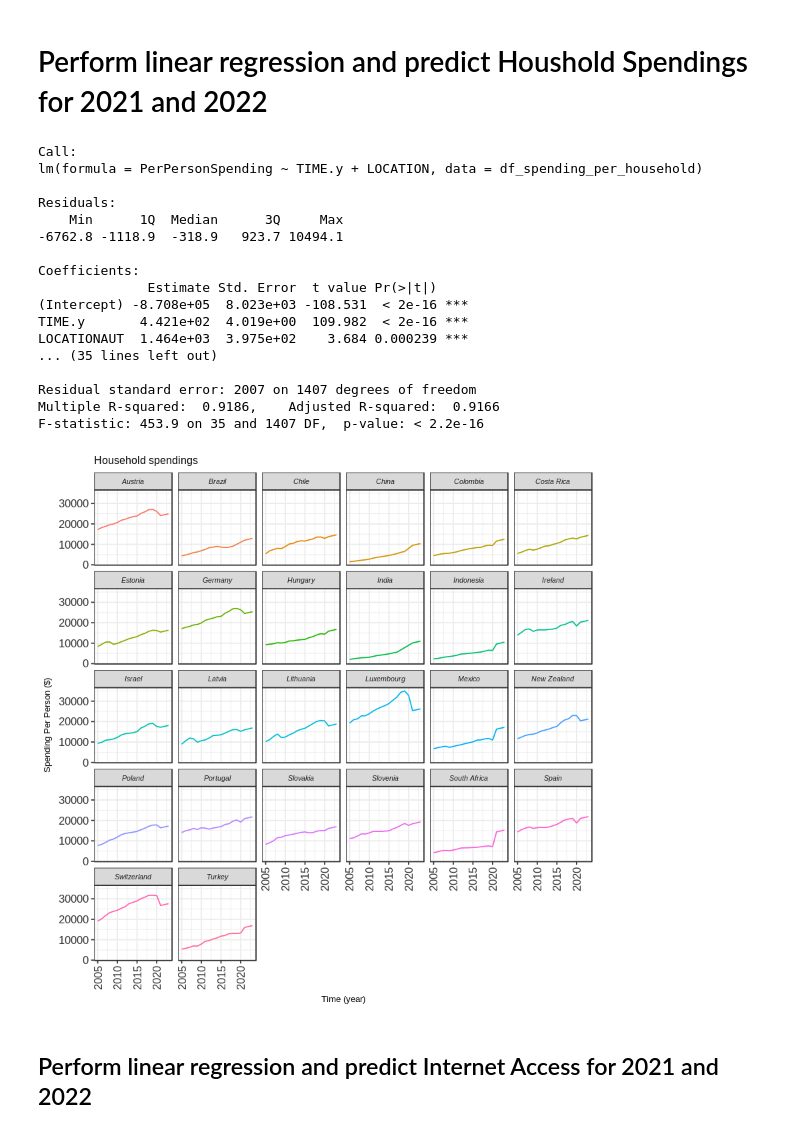
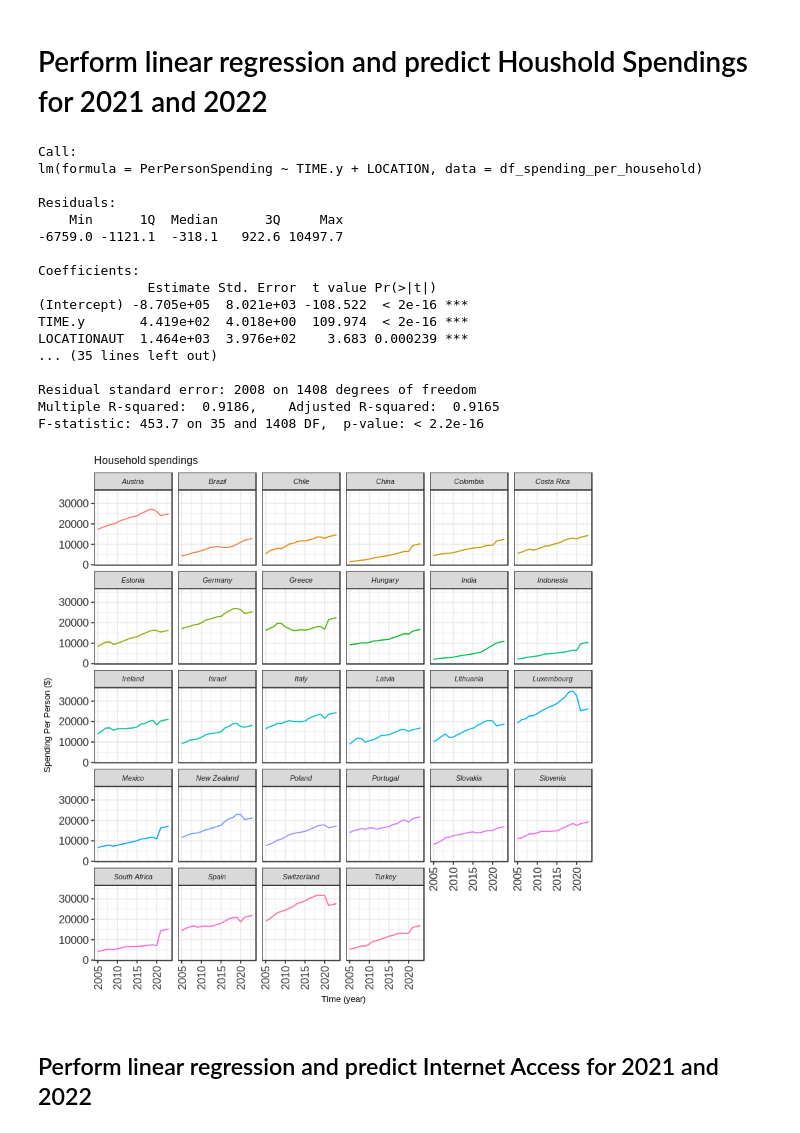
Before and after one commit to patdring/NewAppMarkets, a Jupyter notebook: CS_Fallstudie.ipynb, the cells around one changed output. Cells and saved outputs as stored; diff of their text form; code cells hidden in the pictures.

```diff
--- a/CS_Fallstudie.ipynb
+++ b/CS_Fallstudie.ipynb
@@ -235,7 +242,7 @@ rownames(df_sig) <- 1:nrow(df_sig)
 names(df_sig)[1] <- "LOCATION"
 df_sig$LOCATION <- str_replace_all(df_sig$LOCATION, "LOCATION", "")
 df_sig <- merge(df_sig, df_spending_per_household, by=c("LOCATION"))
-df_sig <- df_sig[df_sig$'Pr(>|t|)' < 0.01 | df_sig$LOCATION == "DEU", ]
+df_sig <- df_sig[df_sig$'Pr(>|t|)' < 0.05 | df_sig$LOCATION == "DEU", ]
 
 # Get only neccessary columns for further processing
 df_hs <- df_sig[c("LOCATION", "Country", "TIME.y", "PerPersonSpending")]
@@ -266,41 +273,41 @@ df_hs <- rbind(df_hs, df_2023)
 
 # Merge with Country Codes to Map Alpha-3 to Country
 df_hs <- merge(df_hs, df_country_codes,by=c("LOCATION"))
 
 # Only data >= 2005 are interessting
 df_hs <- subset(df_hs, TIME.y >= 2005)
 
 ggplot(data = df_hs, mapping = aes(x = TIME.y, y = PerPersonSpending, color = Country.y)) +
     geom_line() +
     facet_wrap(vars(Country.y)) +
     labs(title = "Household spendings",
         x = "Time (year)",
         y = "Spending Per Person ($)") +
     theme_bw() +
     theme(axis.text.x = element_text(colour = "grey20", size = 10, angle = 90, hjust = 0.5, vjust = 0.5),
                         axis.text.y = element_text(colour = "grey20", size = 10),
                         strip.text = element_text(face = "italic"),
                         text = element_text(size = 8)) +
     theme(legend.position = "none")
 # %% [output]
 Call:
 lm(formula = PerPersonSpending ~ TIME.y + LOCATION, data = df_spending_per_household)
 
 Residuals:
     Min      1Q  Median      3Q     Max
--6762.8 -1118.9  -318.9   923.7 10494.1
+-6759.0 -1121.1  -318.1   922.6 10497.7
 
 Coefficients:
               Estimate Std. Error  t value Pr(>|t|)
-(Intercept) -8.708e+05  8.023e+03 -108.531  < 2e-16 ***
-TIME.y       4.421e+02  4.019e+00  109.982  < 2e-16 ***
-LOCATIONAUT  1.464e+03  3.975e+02    3.684 0.000239 ***
+(Intercept) -8.705e+05  8.021e+03 -108.522  < 2e-16 ***
+TIME.y       4.419e+02  4.018e+00  109.974  < 2e-16 ***
+LOCATIONAUT  1.464e+03  3.976e+02    3.683 0.000239 ***
 ... (35 lines left out)
 
-Residual standard error: 2007 on 1407 degrees of freedom
-Multiple R-squared:  0.9186,    Adjusted R-squared:  0.9166
-F-statistic: 453.9 on 35 and 1407 DF,  p-value: < 2.2e-16
+Residual standard error: 2008 on 1408 degrees of freedom
+Multiple R-squared:  0.9186,    Adjusted R-squared:  0.9165
+F-statistic: 453.7 on 35 and 1408 DF,  p-value: < 2.2e-16
-[figure, old version]
+[figure, new version]
 # %% [markdown]
 ## Perform linear regression and predict Internet Access for 2021 and 2022
 # %%
```
Also changed, not shown: parts of 18 cells of this notebook.
